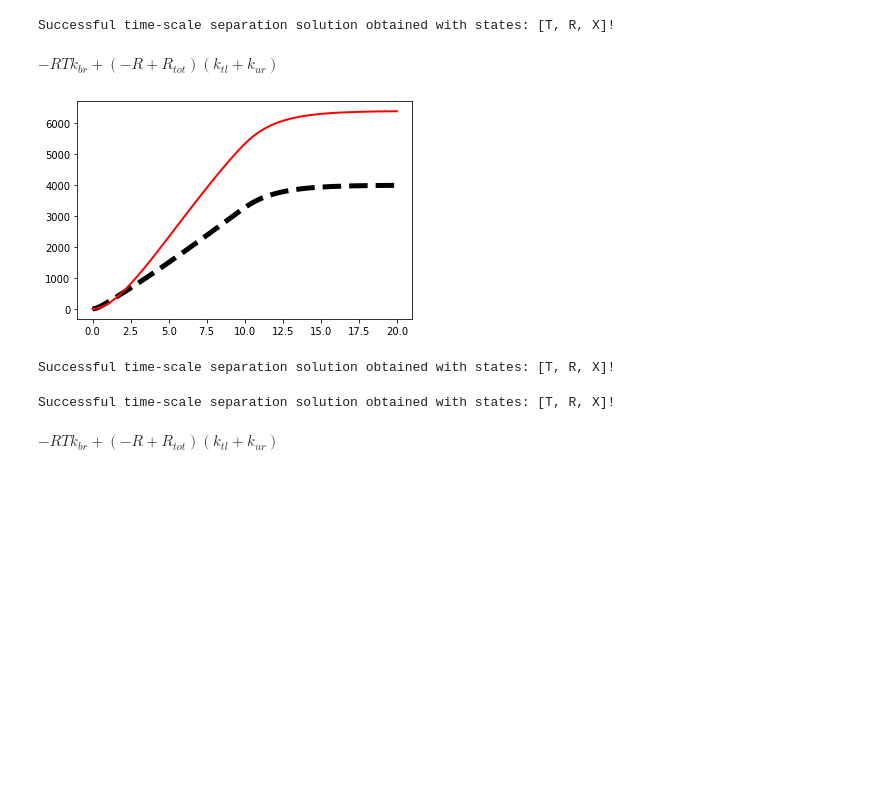
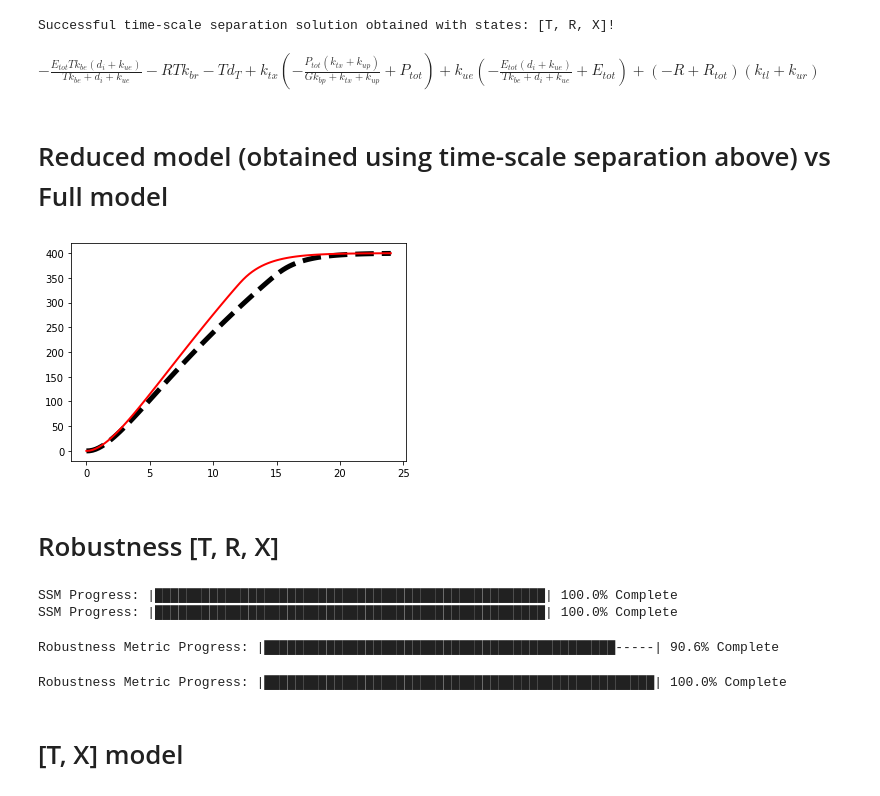
Before and after one commit to ayush9pandey/AutoReduce, a Jupyter notebook: examples/gene expression analysis.ipynb, the cells around one changed output. Saved outputs shown, nothing was run; the diff lists cells and outputs as text; code cells hidden in the pictures; blank space fills up the shorter version.

Commit message:
fix issue: sympy.simplify for reduced models, reducible output automatic

```diff
--- a/examples/gene expression analysis.ipynb
+++ b/examples/gene expression analysis.ipynb
@@ -78,7 +78,7 @@ f = [f0,f1,f2,f3,f4,f5,f6,f7]
 # E_tot = 20
 # P_tot = 100
 # R_tot = 400
-params_values = [30, 10, 0.50, 80, 2, 8, 10, 2, 1, 0.5, 0.01, 20, 100, 400, 10]
+params_values = [80, 2, 0.50, 80, 2, 0.5, 10, 2, 0.1, 0.5, 0.01, 100, 100, 400, 10]
 # params_values = [100, 10, 4, 10, 0.25, 2, 10, 0.5, 1, 1, 1000, 1000, 1000, 10]
 sys = System(x, f, params = params, params_values = params_values, C = C, x_init = x_init)
 # %%
@@ -121,7 +121,7 @@ f_cons
  -X*d + k_tl*(-R + R_tot)]
 # %%
 from autoreduce.utils import get_ODE
-timepoints_ode = np.linspace(0, 20, 100)
+timepoints_ode = np.linspace(0, 24, 100)
 # params = [k_bp, k_up, k_tx, k_br, k_ur, k_tl, k_be, k_ue, d_i, d, E_tot, P_tot, R_tot, G]
 # params_values = [100, 10, 4, 10, 0.25, 2, 10, 0.5, 1, 10, 10000, 10000, 10000, 0.01]
 # params_values = [30, 10, 0.50, 80, 2, 8, 10, 2, 1, 0.5, 0.01, 20, 100, 400, 10]
@@ -157,43 +157,59 @@ sys_reduce.x
 # %% [output]
 [P, T, R, E, X]
 # %%
-reduced_sys, fast_ss = sys_reduce.solve_timescale_separation([T,R,X], fast_states = [E, P], debug = False)
+reduced_sys_trx, fast_ss = sys_reduce.solve_timescale_separation([T, R, X], fast_states = [P, E], debug = False)
 # %% [output]
 Successful time-scale separation solution obtained with states: [T, R, X]!
-# %%
-reduced_sys.f[1]
-# %% [output]
-$\displaystyle - R T k_{br} + \left(- R + R_{tot}\right) \left(k_{tl} + k_{ur}\right)$
+# %%
+reduced_sys_trx.f[0]
+# %% [output]
+$\displaystyle - \frac{E_{tot} T k_{be} \left(d_{i} + k_{ue}\right)}{T k_{be} + d_{i} + k_{ue}} - R T k_{br} - T d_{T} + k_{tx} \left(- \frac{P_{tot} \left(k_{tx} + k_{up}\right)}{G k_{bp} + k_{tx} + k_{up}} + P_{tot}\right) + k_{ue} \left(- \frac{E_{tot} \left(d_{i} + k_{ue}\right)}{T k_{be} + d_{i} + k_{ue}} + E_{tot}\right) + \left(- R + R_{tot}\right) \left(k_{tl} + k_{ur}\right)$
+# %% [markdown]
+# Reduced model (obtained using time-scale separation above) vs Full model
 # %%
+reduced_sys = reduced_sys_trx
 try:
     fig, ax = plt.subplots()
     # params = [k_bp, k_up, k_tx, k_br, k_ur, k_tl, k_be, k_ue, d_i, d, d_T, E_tot, P_tot, R_tot, G]
-    params_values_new = [80, 2, 0.5, 80, 2, 5, 80, 2, 0.1, 0.5, 0.05, 100, 100, 400, 10]
-    sys_reduce.params_values = params_values_new
-
-    sys_ode = get_ODE(sys_reduce, timepoints_ode)
+    params_values_new = [80, 2, 0.5, 80, 2, 0.5, 8, 0.2, 0.1, 0.5, 0.05, 100, 100, 400, 0.1]
+    # Set new parameters
+    sys.params_values = params_values_new
+    reduced_sys.params_values = params_values_new
+    # Set new initial conditions
+    sys.x_init[0] = params_values_new[-3]
+    sys.x_init[3] = params_values_new[-2]
+    sys.x_init[5] = params_values_new[-4]
+    if P in reduced_sys.x:
+        ind = reduced_sys.x.index(P)
+        reduced_sys.x_init[ind] = params_values[-3]
+    if R in reduced_sys.x:
+        ind = reduced_sys.x.index(R)
+        reduced_sys.x_init[ind] = params_values[-2]
+    if E in reduced_sys.x:
+        ind = reduced_sys.x.index(E)
+        reduced_sys.x_init[ind] = params_values[-4]
+    # Solve ODEs and plot
+    sys_ode = get_ODE(sys, timepoints_ode)
     sol = sys_ode.solve_system().T
-    _ = plt.plot(timepoints_ode, np.transpose(np.array(sys_reduce.C)@sol), 'k--', label = 'Full CRN model', linewidth = 5)
+    _ = plt.plot(timepoints_ode, np.transpose(np.array(sys.C)@sol), 'k--', label = 'Full CRN model', linewidth = 5)
     reduced_ode = get_ODE(reduced_sys, timepoints_ode)
     reduced_sol = reduced_ode.solve_system().T
     _ = plt.plot(timepoints_ode, np.transpose(np.array(reduced_sys.C)@reduced_sol), 'r', label = 'Reduced model', linewidth = 2)
+
+    plt.savefig('trx.svg')
     plt.show()
 except:
     print('Plotting libraries missing.')
 # %% [output]
-[figure, old version]
+[figure, new version]
-# %%
-# results = sys_reduce.reduce_simple(skip_numerical_computations = True, debug = True)
-reduced_sys, fast_ss = sys_reduce.solve_timescale_separation([T,R,X], debug = False)
-# se1 = sys_reduce.get_robustness_metric(reduced_sys)
-# e1 = sys_reduce.get_error_metric(reduced_sys)
-# %% [output]
-Successful time-scale separation solution obtained with states: [T, R, X]!
-# %%
-reduced_sys, fast_ss = sys_reduce.solve_timescale_separation([T, R, X])
-reduced_sys.f[1]
-# from auto_reduce.utils import get_ODE
-x_sol_hat = get_ODE(sys_reduce.get_system(), timepoints_ode).solve_system()
-# %% [output]
-Successful time-scale separation solution obtained with states: [T, R, X]!
-$\displaystyle - R T k_{br} + \left(- R + R_{tot}\right) \left(k_{tl} + k_{ur}\right)$
+# %% [markdown]
+# Robustness [T, R, X]
+# %%
+Se_trx = sys_reduce.get_robustness_metric(reduced_sys_trx)
+# %% [output]
+SSM Progress: |██████████████████████████████████████████████████| 100.0% Complete
+SSM Progress: |██████████████████████████████████████████████████| 100.0% Complete
+Robustness Metric Progress: |█████████████████████████████████████████████-----| 90.6% Complete
+Robustness Metric Progress: |██████████████████████████████████████████████████| 100.0% Complete
+# %% [markdown]
+# [T, X] model
```
Also changed, not shown: parts of 33 cells of this notebook, 8 other files.
